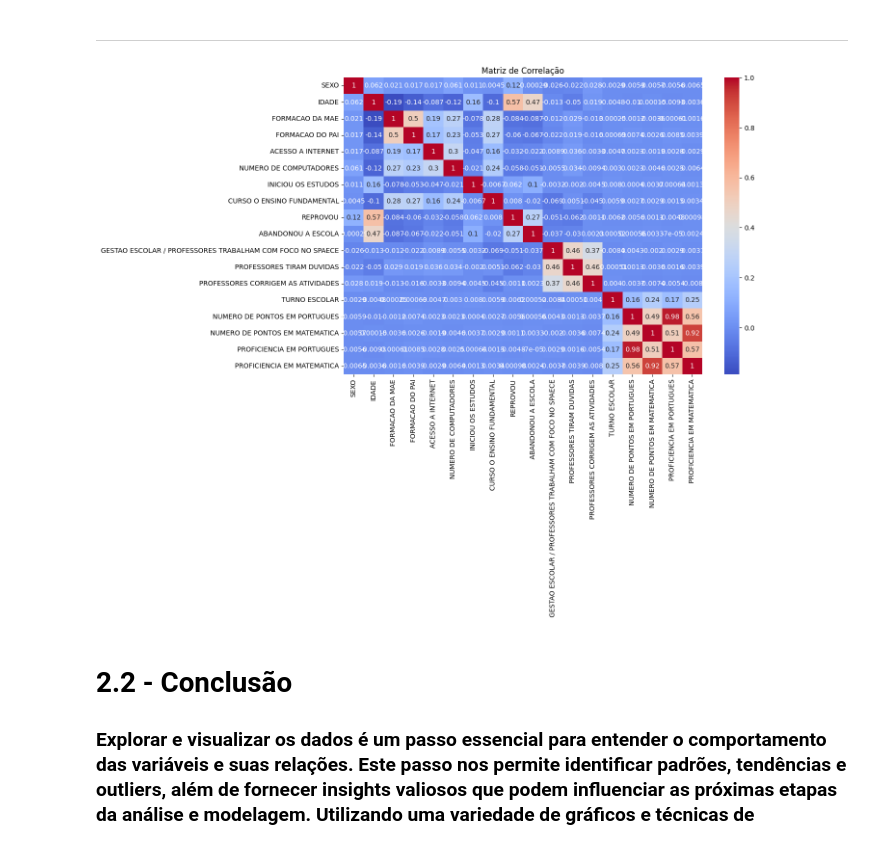
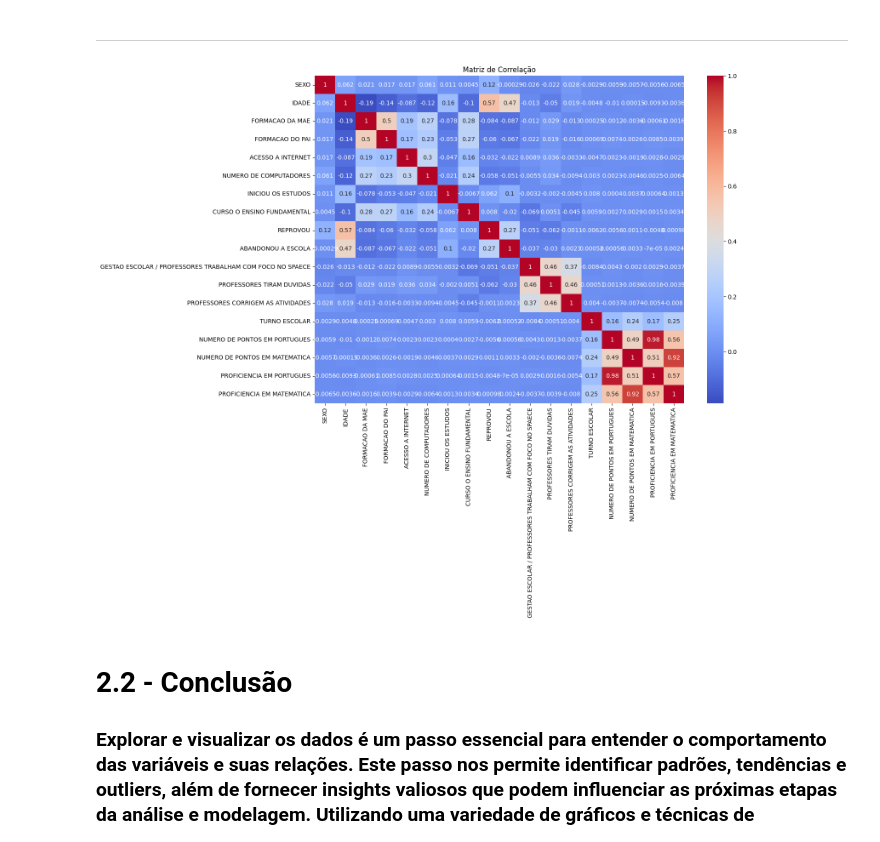
Before and after one commit to Chikrem/datamining_ml_spaece, a Jupyter notebook: 2-Pre-Processamento/Pre_Poces_SPAECE.ipynb, the cells around one changed output. Saved outputs shown, nothing was run; the diff lists cells and outputs as text; code cells hidden in the pictures.

```diff
--- a/2-Pre-Processamento/Pre_Poces_SPAECE.ipynb
+++ b/2-Pre-Processamento/Pre_Poces_SPAECE.ipynb
@@ -594,13 +591,13 @@ KeyboardInterrupt:
 -------------------------------------------------------------------------------------------------------------------------------------------------------------------------------------------------------------------------------------------------------------------------------------------------------------------------------------------------------------------------------------
 # %%
 # Matriz de correlação
-plt.figure(figsize=(12, 8))
+plt.figure(figsize=(14, 10))
 correlation_matrix = gnetDf.corr()
 sns.heatmap(correlation_matrix, annot=True, cmap='coolwarm')
 plt.title('Matriz de Correlação')
 plt.show()
 # %% [output]
-[figure, old version]
+[figure, new version]
 # %% [markdown]
 # 2.2 - Conclusão
 
```
Also changed, not shown: parts of 6 cells of this notebook, 14 other files.
